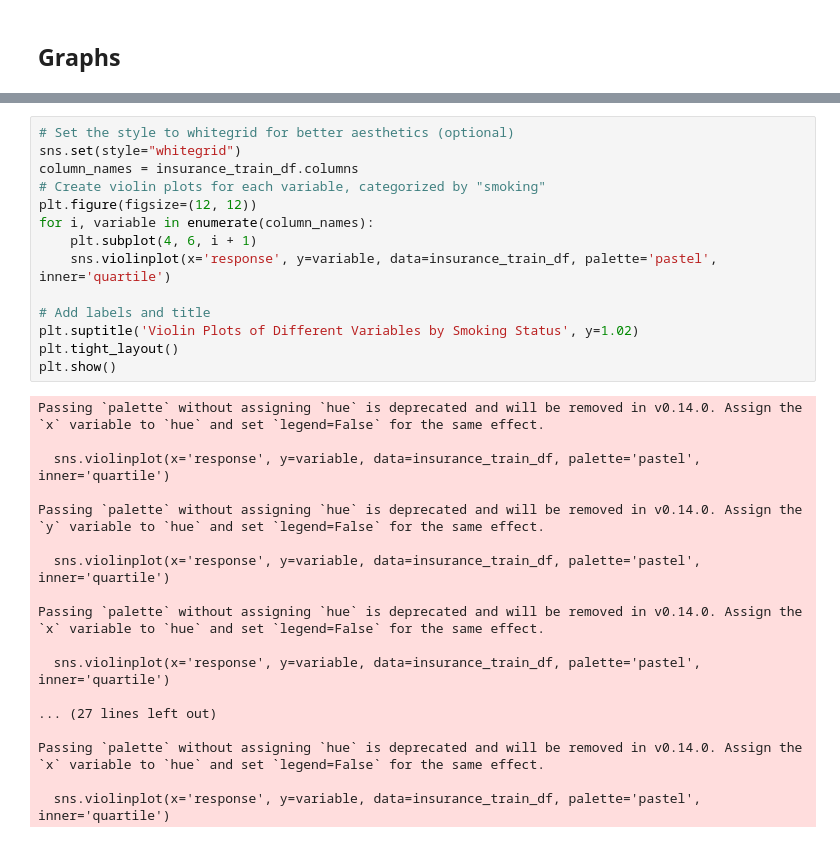
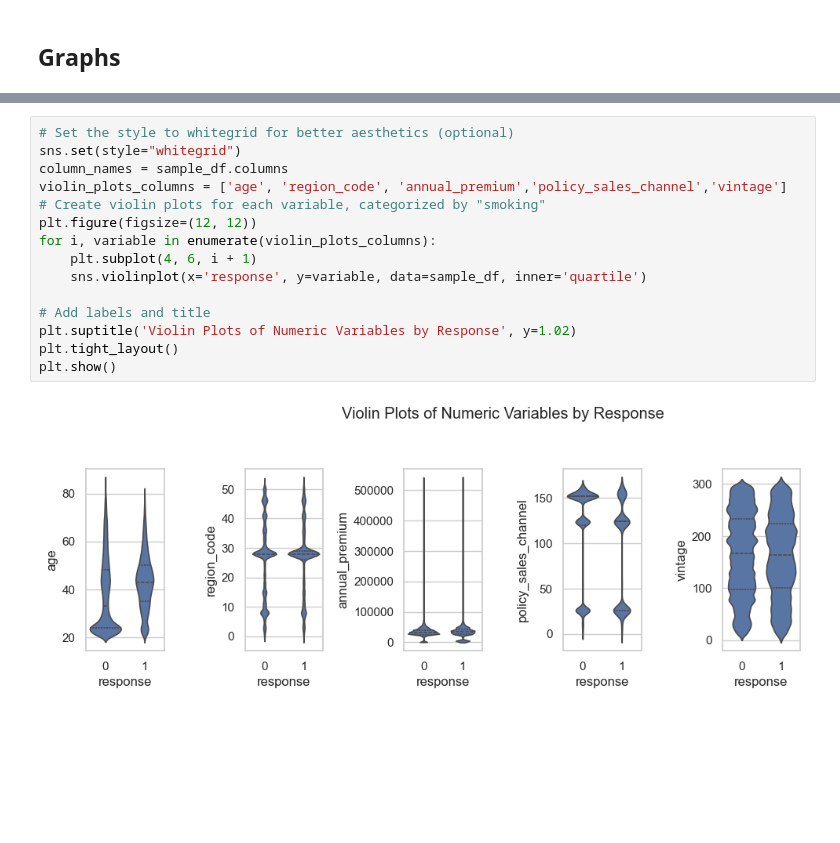
Before and after one commit to miguelazue/insurance-cross-selling, a Jupyter notebook: data_exploration.ipynb, the cells around one changed output, grey strips where cells are left out. Drawn from its saved outputs; the diff is of its cells as text; blank space fills up the shorter version.

```diff
--- a/data_exploration.ipynb
+++ b/data_exploration.ipynb
@@ -90,32 +124,17 @@ plt.xticks([1, 2], ['1', '0'])
 # %%
 # Set the style to whitegrid for better aesthetics (optional)
 sns.set(style="whitegrid")
-column_names = insurance_train_df.columns
+column_names = sample_df.columns
+violin_plots_columns = ['age', 'region_code', 'annual_premium','policy_sales_channel','vintage']
 # Create violin plots for each variable, categorized by "smoking"
 plt.figure(figsize=(12, 12))
-for i, variable in enumerate(column_names):
+for i, variable in enumerate(violin_plots_columns):
     plt.subplot(4, 6, i + 1)
-    sns.violinplot(x='response', y=variable, data=insurance_train_df, palette='pastel', inner='quartile')
+    sns.violinplot(x='response', y=variable, data=sample_df, inner='quartile')
 
 # Add labels and title
-plt.suptitle('Violin Plots of Different Variables by Smoking Status', y=1.02)
+plt.suptitle('Violin Plots of Numeric Variables by Response', y=1.02)
 plt.tight_layout()
 plt.show()
 # %% [output]
-Passing `palette` without assigning `hue` is deprecated and will be removed in v0.14.0. Assign the `x` variable to `hue` and set `legend=False` for the same effect.
-
-  sns.violinplot(x='response', y=variable, data=insurance_train_df, palette='pastel', inner='quartile')
-
-Passing `palette` without assigning `hue` is deprecated and will be removed in v0.14.0. Assign the `y` variable to `hue` and set `legend=False` for the same effect.
-
-  sns.violinplot(x='response', y=variable, data=insurance_train_df, palette='pastel', inner='quartile')
-
-Passing `palette` without assigning `hue` is deprecated and will be removed in v0.14.0. Assign the `x` variable to `hue` and set `legend=False` for the same effect.
-
-  sns.violinplot(x='response', y=variable, data=insurance_train_df, palette='pastel', inner='quartile')
-
-... (27 lines left out)
-
-Passing `palette` without assigning `hue` is deprecated and will be removed in v0.14.0. Assign the `x` variable to `hue` and set `legend=False` for the same effect.
-
-  sns.violinplot(x='response', y=variable, data=insurance_train_df, palette='pastel', inner='quartile')
+[figure, added]
```
Also changed, not shown: parts of 32 cells of this notebook.
